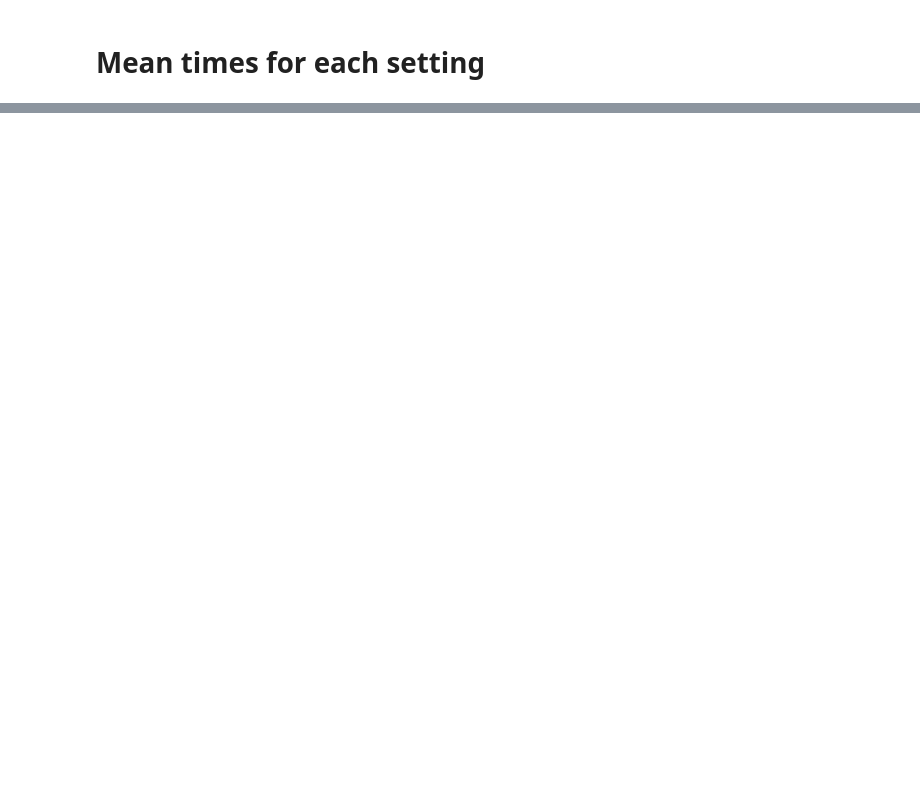
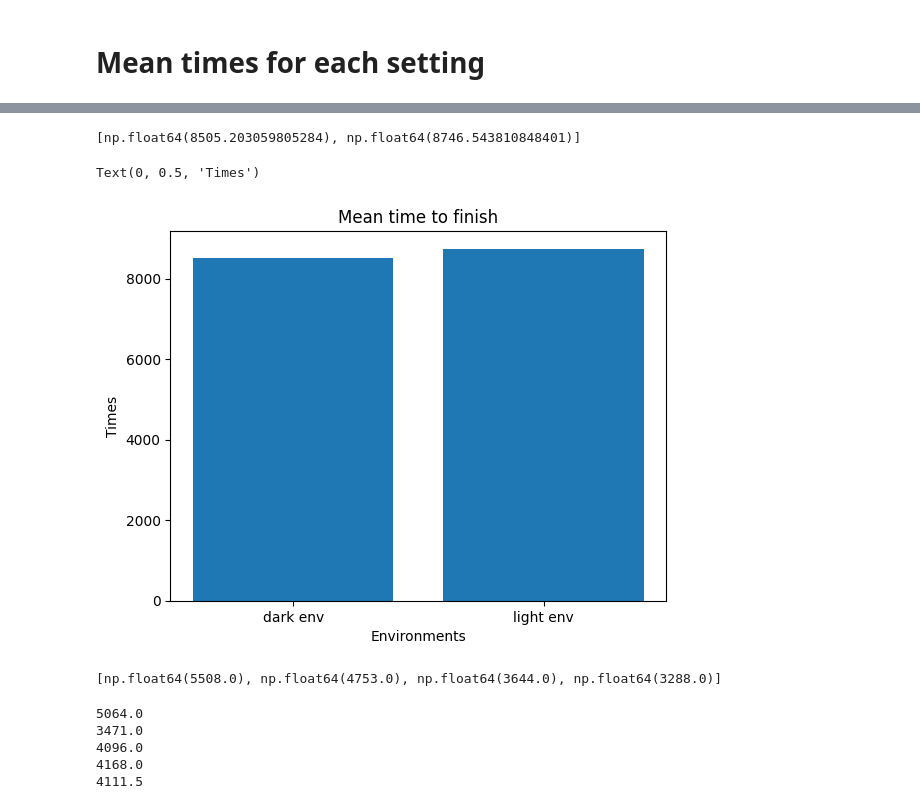
Before and after one commit to PatrickGraf99/Forschungsseminar-Website, a Jupyter notebook: evaluation/evaluator.ipynb, the cells around one changed output, grey strips where cells are left out. Drawn from its saved outputs; the diff is of its cells as text; code cells hidden in the pictures; blank space fills up the shorter version.

```diff
--- a/evaluation/evaluator.ipynb
+++ b/evaluation/evaluator.ipynb
@@ -66,0 +87,16 @@ plt.ylabel('Times')
+# %%
+mean_time_to_finish_dark_env = df[df["environment"] == "dark_env"]["time_to_finish"].mean()
+mean_time_to_finish_light_env = df[df['environment'] == 'light_env']['time_to_finish'].mean()
+means = [mean_time_to_finish_dark_env, mean_time_to_finish_light_env]
+print(means)
+# %% [output]
+[np.float64(8505.203059805284), np.float64(8746.543810848401)]
+# %%
+
+visualization = plt.bar(['dark env', 'light env'],[mean_time_to_finish_dark_env, mean_time_to_finish_light_env])
+plt.title('Mean time to finish')
+plt.xlabel('Environments')
+plt.ylabel('Times')
+# %% [output]
+Text(0, 0.5, 'Times')
+[figure, added]
@@ -66,0 +108,31 @@ plt.ylabel('Times')
+# %%
+median_time_to_finish_dark_mode_dark_env = df[(df["ui_mode"] == "dark_mode") & (df['environment'] == 'dark_env')]["time_to_finish"].median()
+median_time_to_finish_light_mode_light_env = df[(df['ui_mode'] == 'light_mode') & (df['environment'] == 'light_env')]['time_to_finish'].median()
+median_time_to_finish_dark_mode_light_env = df[(df["ui_mode"] == "dark_mode") & (df['environment'] == 'light_env')]["time_to_finish"].median()
+median_time_to_finish_light_mode_dark_env = df[(df['ui_mode'] == 'light_mode') & (df['environment'] == 'dark_env')]['time_to_finish'].median()
+
+modes_with_environments = [median_time_to_finish_dark_mode_dark_env, median_time_to_finish_dark_mode_light_env, median_time_to_finish_light_mode_light_env, median_time_to_finish_light_mode_dark_env]
+
+print(modes_with_environments)
+# %% [output]
+[np.float64(5508.0), np.float64(4753.0), np.float64(3644.0), np.float64(3288.0)]
+# %%
+t_med_darkmode = df[df['ui_mode'] == 'dark_mode']['time_to_finish'].median()
+t_med_lightmode = df[df['ui_mode'] == 'light_mode']['time_to_finish'].median()
+
+t_med_darkenv = df[df['environment'] == 'dark_env']['time_to_finish'].median()
+t_med_lightenv = df[df['environment'] == 'light_env']['time_to_finish'].median()
+
+t_med_combined = df['time_to_finish'].median()
+
+print(t_med_darkmode)
+print(t_med_lightmode)
+print(t_med_darkenv)
+print(t_med_lightenv)
+print(t_med_combined)
+# %% [output]
+5064.0
+3471.0
+4096.0
+4168.0
+4111.5
```
Also changed, not shown: parts of 15 cells of this notebook.
